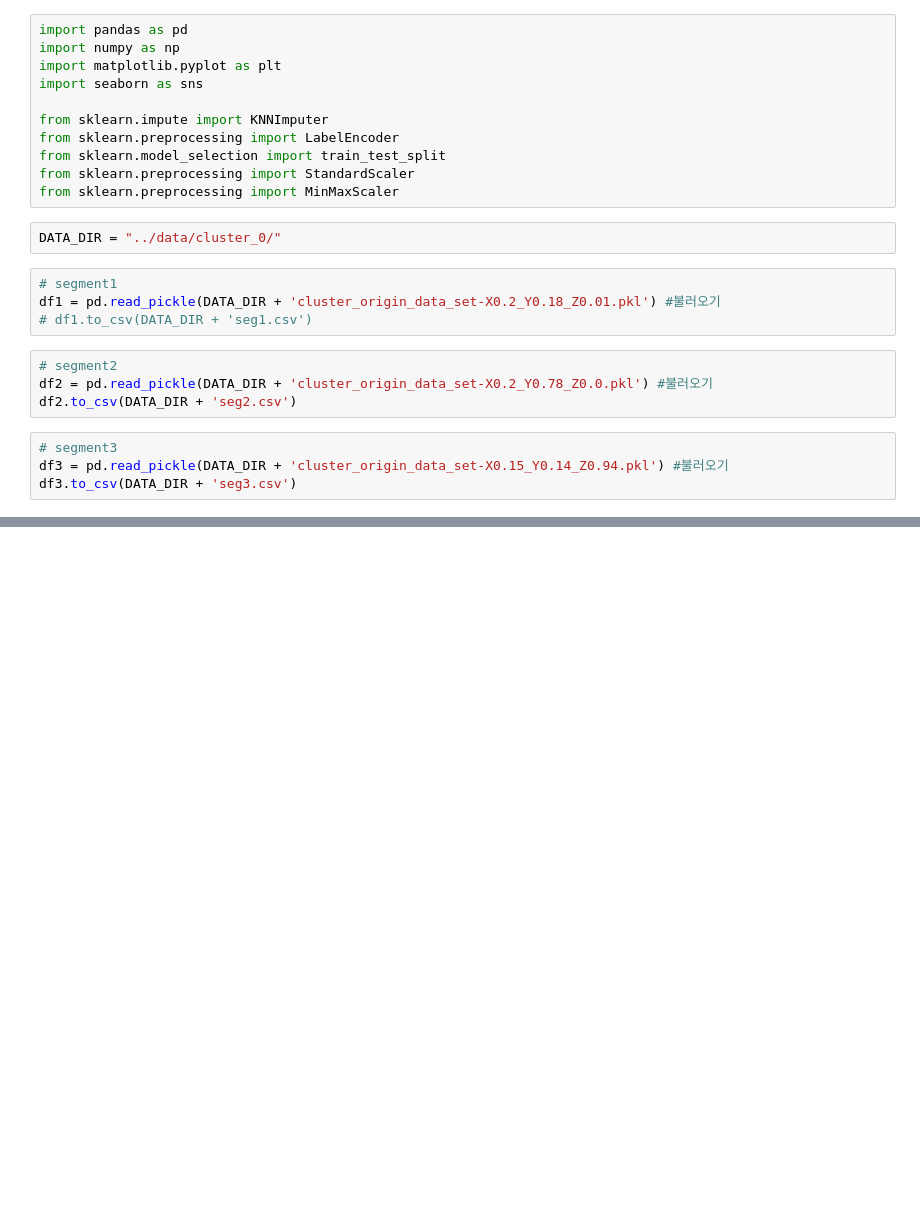
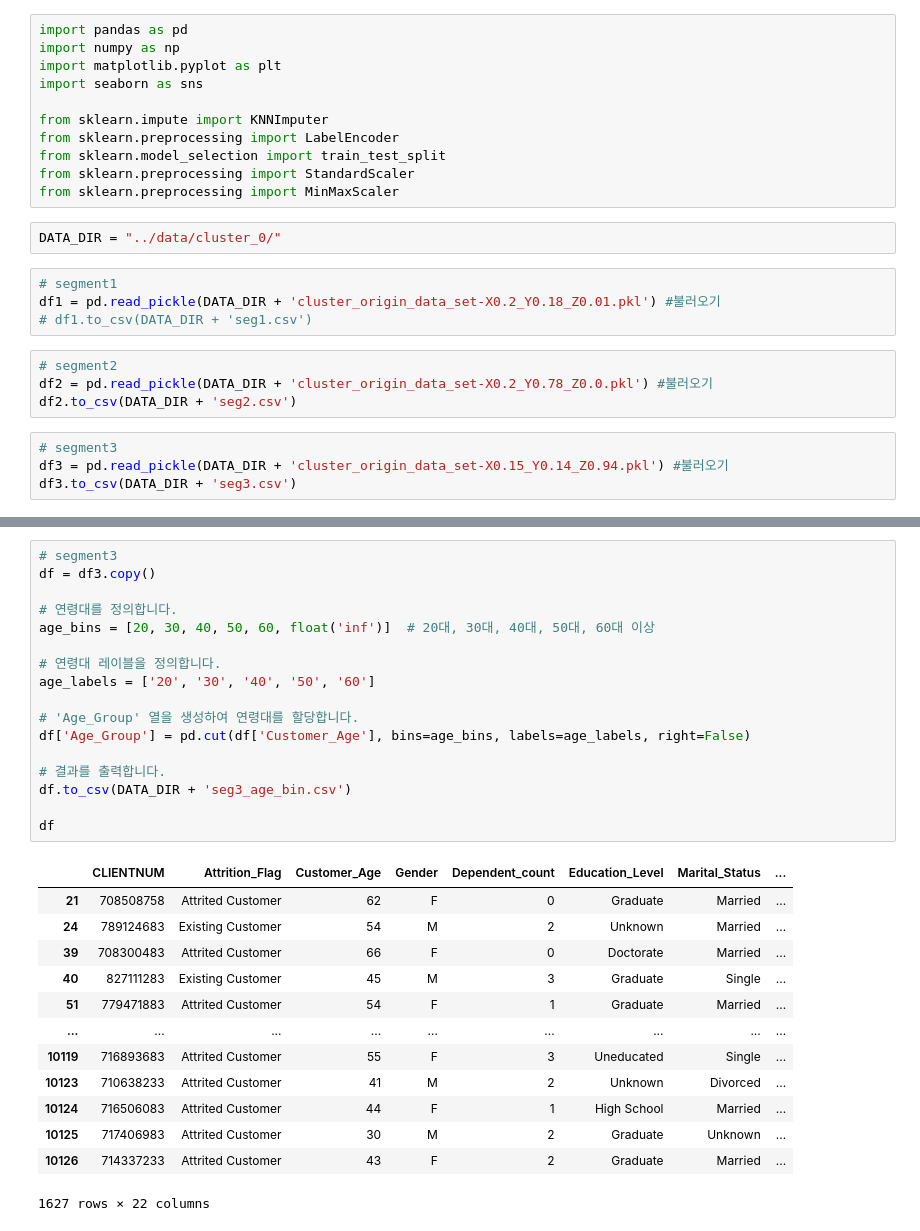
Before and after one commit to seyeon-shijuan/sesac-machine-learning, a Jupyter notebook: project1/pjt_08_cluster_analysis.ipynb, the cells around one changed output, grey strips where cells are left out. Saved outputs shown, nothing was run; the diff lists cells and outputs as text; blank space fills up the shorter version.

```diff
--- a/project1/pjt_08_cluster_analysis.ipynb
+++ b/project1/pjt_08_cluster_analysis.ipynb
@@ -25,0 +88,31 @@ df3.to_csv(DATA_DIR + 'seg3.csv')
+# %%
+# segment3
+df = df3.copy()
+
+# 연령대를 정의합니다.
+age_bins = [20, 30, 40, 50, 60, float('inf')]  # 20대, 30대, 40대, 50대, 60대 이상
+
+# 연령대 레이블을 정의합니다.
+age_labels = ['20', '30', '40', '50', '60']
+
+# 'Age_Group' 열을 생성하여 연령대를 할당합니다.
+df['Age_Group'] = pd.cut(df['Customer_Age'], bins=age_bins, labels=age_labels, right=False)
+
+# 결과를 출력합니다.
+df.to_csv(DATA_DIR + 'seg3_age_bin.csv')
+
+df
+# %% [output]
+|  | CLIENTNUM | Attrition_Flag | Customer_Age | Gender | Dependent_count | Education_Level | Marital_Status | ... |
+| 21 | 708508758 | Attrited Customer | 62 | F | 0 | Graduate | Married | ... |
+| 24 | 789124683 | Existing Customer | 54 | M | 2 | Unknown | Married | ... |
+| 39 | 708300483 | Attrited Customer | 66 | F | 0 | Doctorate | Married | ... |
+| 40 | 827111283 | Existing Customer | 45 | M | 3 | Graduate | Single | ... |
+| 51 | 779471883 | Attrited Customer | 54 | F | 1 | Graduate | Married | ... |
+| ... | ... | ... | ... | ... | ... | ... | ... | ... |
+| 10119 | 716893683 | Attrited Customer | 55 | F | 3 | Uneducated | Single | ... |
+| 10123 | 710638233 | Attrited Customer | 41 | M | 2 | Unknown | Divorced | ... |
+| 10124 | 716506083 | Attrited Customer | 44 | F | 1 | High School | Married | ... |
+| 10125 | 717406983 | Attrited Customer | 30 | M | 2 | Graduate | Unknown | ... |
+| 10126 | 714337233 | Attrited Customer | 43 | F | 2 | Graduate | Married | ... |
+1627 rows × 22 columns
```
Also changed, not shown: parts of 2 cells of this notebook, 4 other files.
